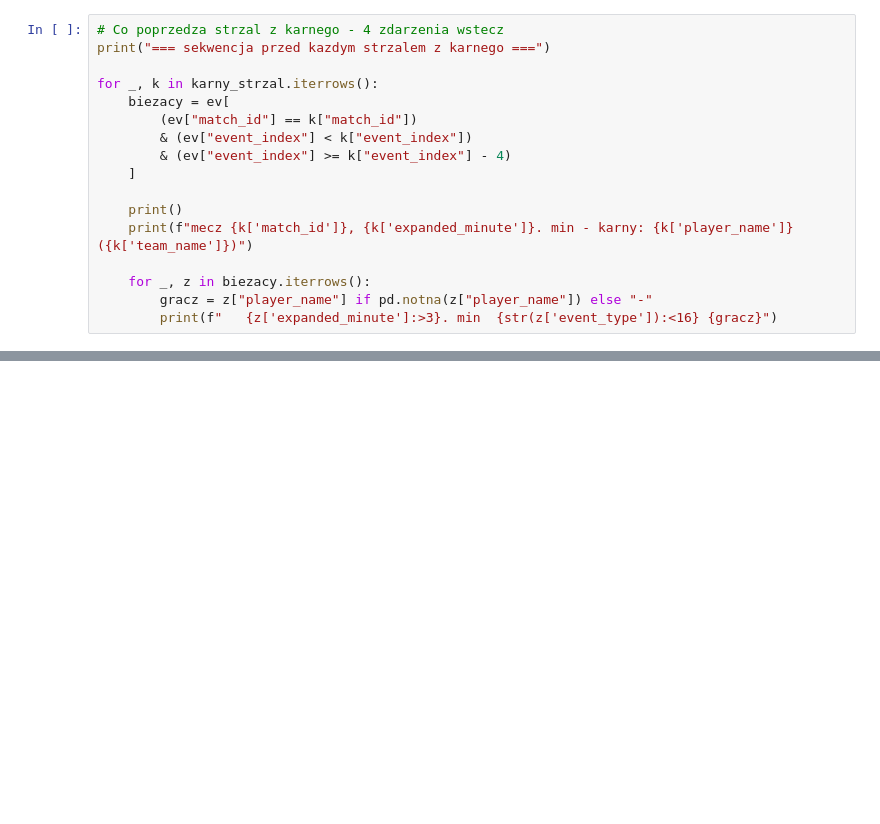
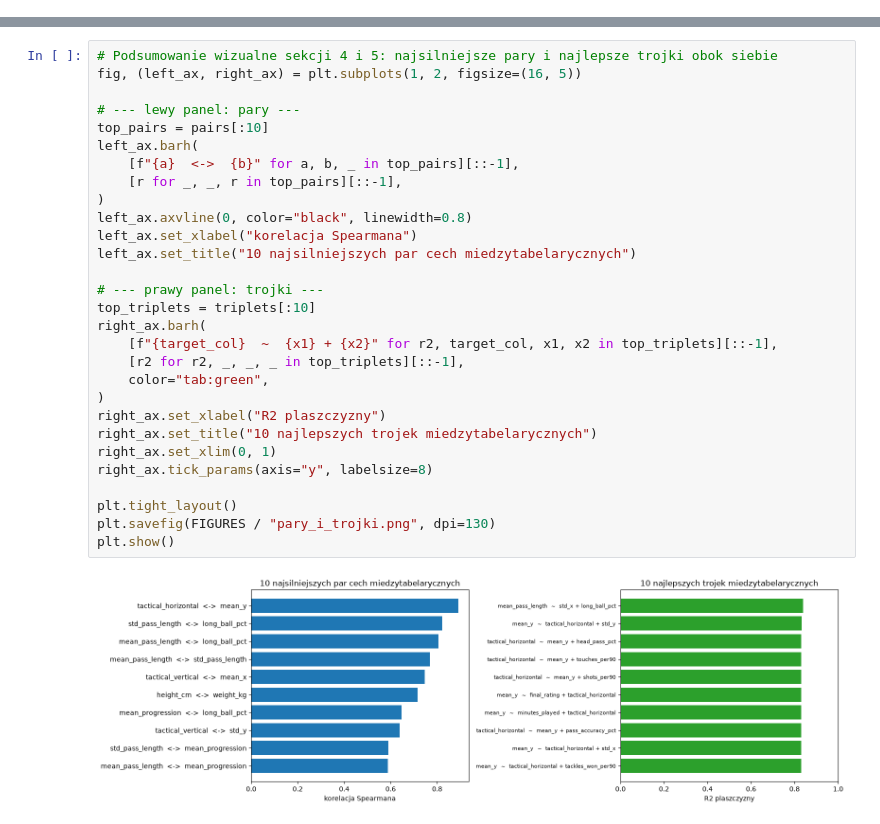
Before and after one commit to XeroChan/football-match-analytics, a Jupyter notebook: notebooks/02_eda.ipynb, the cells around one changed output, grey strips where cells are left out. Drawn from its saved outputs; the diff is of its cells as text; blank space fills up the shorter version.

```diff
--- a/notebooks/02_eda.ipynb
+++ b/notebooks/02_eda.ipynb
@@ -785,17 +0,0 @@ match_id
-# %%
-# Co poprzedza strzal z karnego - 4 zdarzenia wstecz
-print("=== sekwencja przed kazdym strzalem z karnego ===")
-
-for _, k in karny_strzal.iterrows():
-    biezacy = ev[
-        (ev["match_id"] == k["match_id"])
-        & (ev["event_index"] < k["event_index"])
-        & (ev["event_index"] >= k["event_index"] - 4)
-    ]
-
-    print()
-    print(f"mecz {k['match_id']}, {k['expanded_minute']}. min - karny: {k['player_name']} ({k['team_name']})")
-
-    for _, z in biezacy.iterrows():
-        gracz = z["player_name"] if pd.notna(z["player_name"]) else "-"
-        print(f"   {z['expanded_minute']:>3}. min  {str(z['event_type']):<16} {gracz}")
@@ -907,0 +536,31 @@ nic nie znaczą. Całość traktuj jako rozpoznanie danych, nie wynik.
+# %%
+# Podsumowanie wizualne sekcji 4 i 5: najsilniejsze pary i najlepsze trojki obok siebie
+fig, (left_ax, right_ax) = plt.subplots(1, 2, figsize=(16, 5))
+
+# --- lewy panel: pary ---
+top_pairs = pairs[:10]
+left_ax.barh(
+    [f"{a}  <->  {b}" for a, b, _ in top_pairs][::-1],
+    [r for _, _, r in top_pairs][::-1],
+)
+left_ax.axvline(0, color="black", linewidth=0.8)
+left_ax.set_xlabel("korelacja Spearmana")
+left_ax.set_title("10 najsilniejszych par cech miedzytabelarycznych")
+
+# --- prawy panel: trojki ---
+top_triplets = triplets[:10]
+right_ax.barh(
+    [f"{target_col}  ~  {x1} + {x2}" for r2, target_col, x1, x2 in top_triplets][::-1],
+    [r2 for r2, _, _, _ in top_triplets][::-1],
+    color="tab:green",
+)
+right_ax.set_xlabel("R2 plaszczyzny")
+right_ax.set_title("10 najlepszych trojek miedzytabelarycznych")
+right_ax.set_xlim(0, 1)
+right_ax.tick_params(axis="y", labelsize=8)
+
+plt.tight_layout()
+plt.savefig(FIGURES / "pary_i_trojki.png", dpi=130)
+plt.show()
+# %% [output]
+[figure, added]
```
Also changed, not shown: parts of 77 cells of this notebook.
